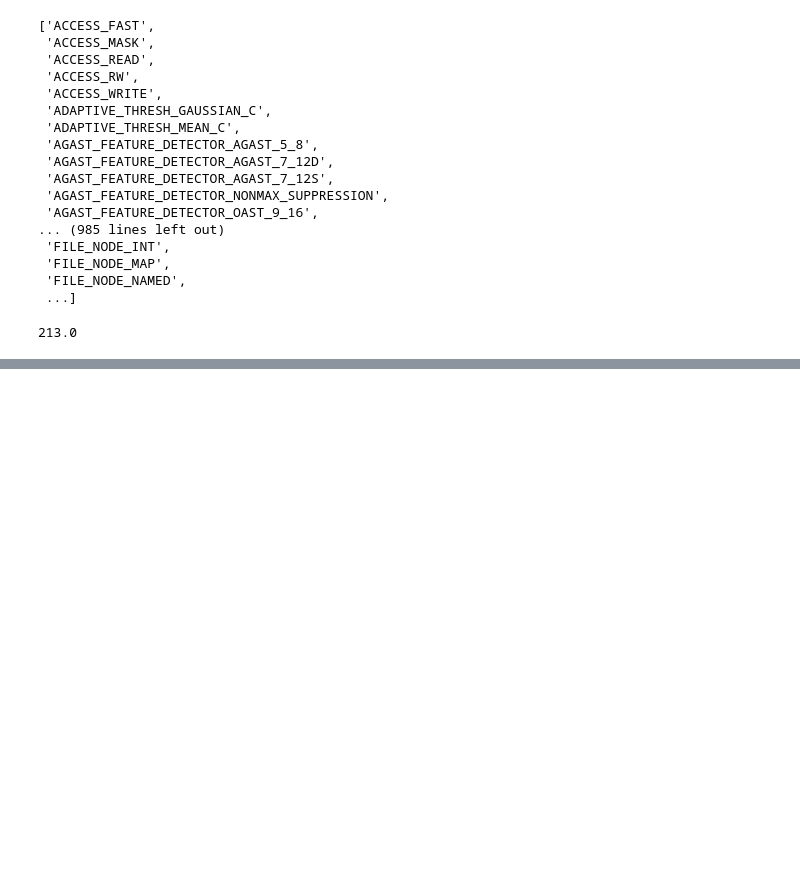
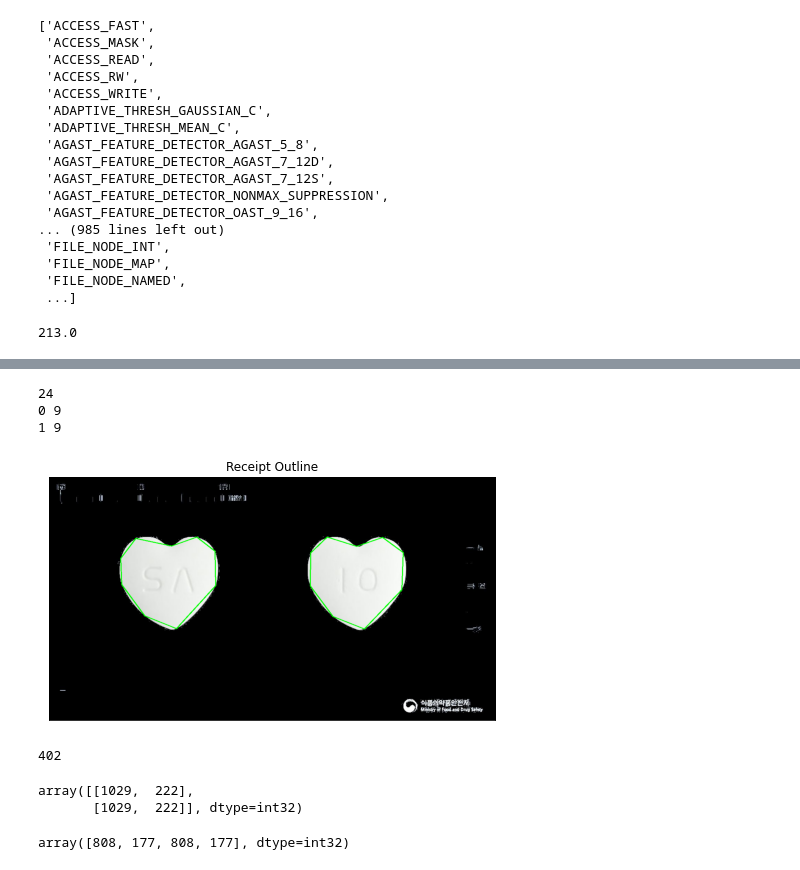
Before and after one commit to Bbonobono/Medicine, a Jupyter notebook: Tesseract.ipynb, the cells around one changed output, grey strips where cells are left out. Drawn from its saved outputs; the diff is of its cells as text; code cells hidden in the pictures; blank space fills up the shorter version.

```diff
--- a/Tesseract.ipynb
+++ b/Tesseract.ipynb
@@ -207,12 +207,12 @@ dir(cv2)
 # %%
 config = '-l kor+eng --oem 3 --psm 3'
 path = './Downloads/123/Colab Notebooks/pills_test_no_bg/'
-filename = '1030.jpg'
+filename = '1035.jpg'
 # img = cv2.imread(path+filename)
 img = cv2.imread(path+filename, cv2.IMREAD_GRAYSCALE) # gray
 # img = cv2.GaussianBlur(img, (5,5,), 0) # blurred
 img = cv2.fastNlMeansDenoising(img, None, 10, 7, 21)
-# img = cv2.Canny(img, 75, 200) # edged
+img = cv2.Canny(img, 75, 200) # edged
 img = img[25:-75]
 
 # text = pytesseract.image_to_string(img, lang='kor+eng')
@@ -228,11 +228,11 @@ for i in range(4):
     for j in range(12):
         config = '-l eng+kor --oem {} --psm {}'.format(i,j)
         path = './Downloads/123/Colab Notebooks/pills_test_no_bg/'
-        filename = '1030.jpg'
+        filename = '1024.jpg'
         img = cv2.imread(path+filename, cv2.IMREAD_GRAYSCALE)
 #         img = cv2.GaussianBlur(img, (5,5,), 0) # blurred
 #         img = cv2.Canny(img, 75, 200) # edged
-        img = cv2.fastNlMeansDenoising(img, None, 10, 7, 21)
+        img = cv2.fastNlMeansDenoising(img, None, 15, 7, 21)
         img = img[25:-75]
         try:
             text = pytesseract.image_to_string(img, config=config)
@@ -261,2 +303,50 @@ oem: 3, psm: 11
 # %%
-hsv
+import imutils
+
+path = './Downloads/123/Colab Notebooks/pills_test_no_bg/ver2/'
+filename = '1000.jpg'
+# img = cv2.imread(path+filename)
+img = cv2.imread(path+filename, cv2.IMREAD_GRAYSCALE) # gray
+img = cv2.GaussianBlur(img, (15,15,), 0) # blurred
+# img = cv2.fastNlMeansDenoising(img, None, 10, 7, 21)
+img = cv2.Canny(img, 75, 200) # edged
+img = img[:-75]
+
+
+
+
+# contours를 찾아 크기순으로 정렬
+cnts = cv2.findContours(img.copy(), cv2.RETR_EXTERNAL, cv2.CHAIN_APPROX_SIMPLE)
+cnts = imutils.grab_contours(cnts)
+cnts = sorted(cnts, key=cv2.contourArea, reverse=True)
+
+receiptCnt = list()
+
+# 정렬된 contours를 반복문으로 수행하며 4개의 꼭지점을 갖는 도형을 검출
+for c in cnts:
+    peri = cv2.arcLength(c, True)
+    approx = cv2.approxPolyDP(c, 0.02 * peri, True)
+
+    # contours가 크기순으로 정렬되어 있기때문에 제일 첫번째 사각형을 영수증 영역으로 판단하고 break
+    receiptCnt.append(approx)
+
+print(len(receiptCnt))
+
+# 만약 추출한 윤곽이 없을 경우 오류
+if receiptCnt is None:
+    raise Exception(("Could not find receipt outline."))
+
+output = cv2.imread(path+filename).copy()
+pill_img = list()
+for i, Cnt in enumerate(receiptCnt):
+    print(i, len(Cnt))
+    cv2.drawContours(output, [Cnt], -1, (0, 255, 0), 2)
+    v = np.r_[min(receiptCnt[0], key = lambda x:x[0][0])[0],max(receiptCnt[0], key = lambda x:x[0][0])[0]]
+    pill_img.append(cv2.imread(path+filename, cv2.IMREAD_GRAYSCALE)[v[0]:v[2],v[1]:v[3]])
+
+plt_imshow("Receipt Outline", output)
+# %% [output]
+24
+0 9
+1 9
+[figure, added]
@@ -262,0 +355,13 @@ hsv
+# %%
+len(cnts[0])
+# %% [output]
+402
+# %%
+np.r_[max(receiptCnt[0], key = lambda x:x[0][0]),max(receiptCnt[0], key = lambda x:x[0][0])]
+# %% [output]
+array([[1029,  222],
+       [1029,  222]], dtype=int32)
+# %%
+np.r_[receiptCnt[0][0][0],receiptCnt[0][0][0]]
+# %% [output]
+array([808, 177, 808, 177], dtype=int32)
```
Also changed, not shown: parts of 10 cells of this notebook.
